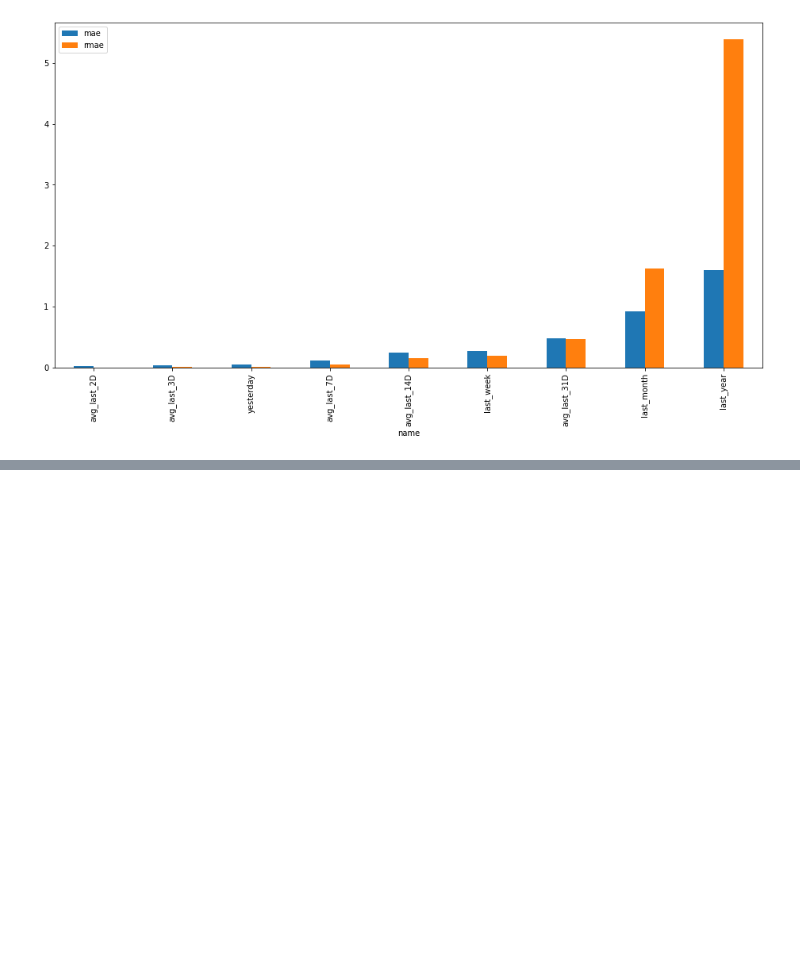
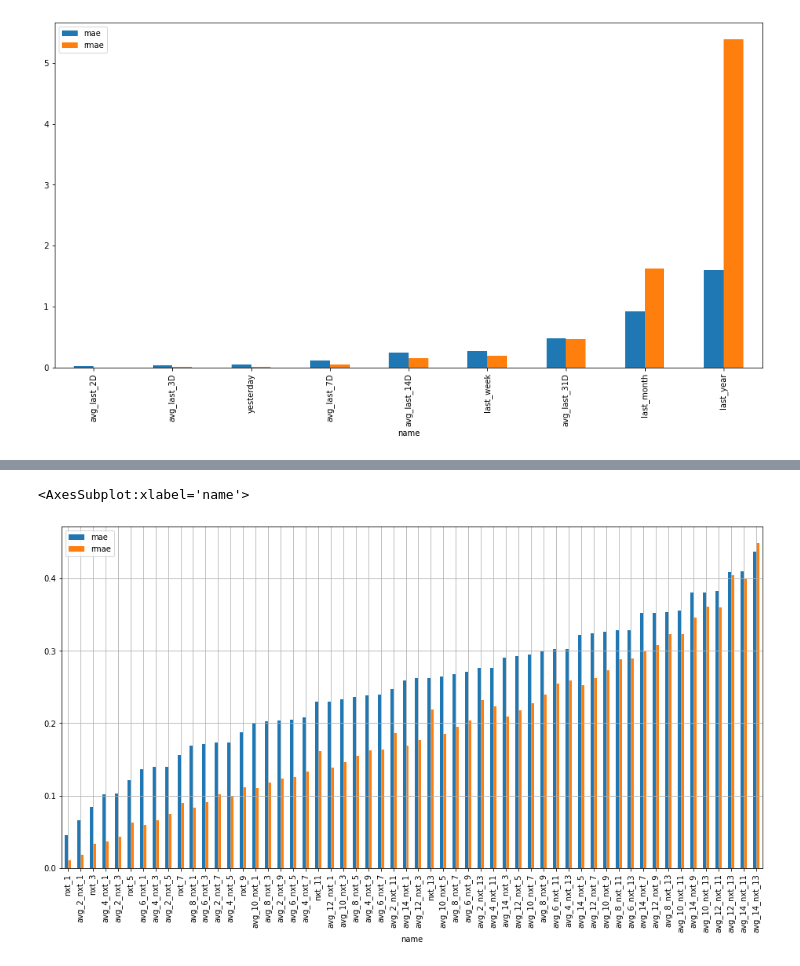
Before and after one commit to KlemenKozelj/master_thesis, a Jupyter notebook: 02_Lake_Bilancino_Benchmark.ipynb, the cells around one changed output, grey strips where cells are left out. Drawn from its saved outputs; the diff is of its cells as text; code cells hidden in the pictures; blank space fills up the shorter version.

```diff
--- a/02_Lake_Bilancino_Benchmark.ipynb
+++ b/02_Lake_Bilancino_Benchmark.ipynb
@@ -133,28 +133,24 @@ def rolling_forecast(df, interval, fun, printR=True):
 # %%
-def avg_next_D(learn, interval):
-    v = learn['Lake_Level'].tail(interval).mean()
+def next_D(learn, interval):
+    v = learn['Lake_Level'][-1]
     return [v] * interval
 
-def next_D(learn, interval):
-    v = learn['Lake_Level'].tail(1)[0]
-    return [v] * interval
+scenarios = []
 
-scenarios = [
-    ('avg_2D', rolling_forecast(df,  2, avg_next_D, False)),
-    ('avg_3D', rolling_forecast(df,  3, avg_next_D, False)),
-    ('avg_7D', rolling_forecast(df,  7, avg_next_D, False)),
-    ('avg_14D', rolling_forecast(df, 14, avg_next_D, False)),
-    ('next_2D', rolling_forecast(df,  2, next_D, False)),
-    ('next_3D', rolling_forecast(df,  3, next_D, False)),
-    ('next_7D', rolling_forecast(df,  7, next_D, False)),
-    ('next_14D', rolling_forecast(df, 14, next_D, False)),
-]
+for future_range in range(1, 15, 2):
 
-scenarios = sorted(scenarios, key=lambda l: l[1][1])
+    # next N days will be same as today
+    r1 = rolling_forecast(df, future_range, next_D, False)
+    scenarios.append(['nxt_{}'.format(future_range), r1[0], r1[1], r1[2]])
 
-df_r2 = [[s[0], s[1][1][1], s[1][1][2]] for s in scenarios]
-df_r2 = pd.DataFrame(df_r2, columns=['name', 'mae', 'rmae'])
-df_r2 = df_r2.set_index('name')
+    for past_range in range(2, 15, 2):
+        def avg_next_D(learn, interval):
+            v = learn['Lake_Level'].tail(past_range).mean()
+            return [v] * interval
 
-df_r2
+        # next N days will be same as mean from past M days
+        r2 = rolling_forecast(df,  future_range, avg_next_D, False)
+        scenarios.append(['avg_{}_nxt_{}'.format(past_range, future_range), r2[0], r2[1], r2[2]])
+
+scenarios = sorted(scenarios, key=lambda l: l[2])
 # %% [output]
@@ -170,0 +158,6 @@ Processing iteration: 471/47100
+# %%
+df_r2 = [[s[0], s[2], s[3]] for s in scenarios]
+df_r2 = pd.DataFrame(df_r2, columns=['name', 'mae', 'rmae'])
+df_r2 = df_r2.set_index('name')
+
+df_r2
@@ -170,0 +183,5 @@ Processing iteration: 471/47100
+# %%
+df_r2.plot(kind='bar', figsize=(16, 8), grid=True)
+# %% [output]
+<AxesSubplot:xlabel='name'>
+[figure, added]
```
Also changed, not shown: parts of 3 cells of this notebook.
